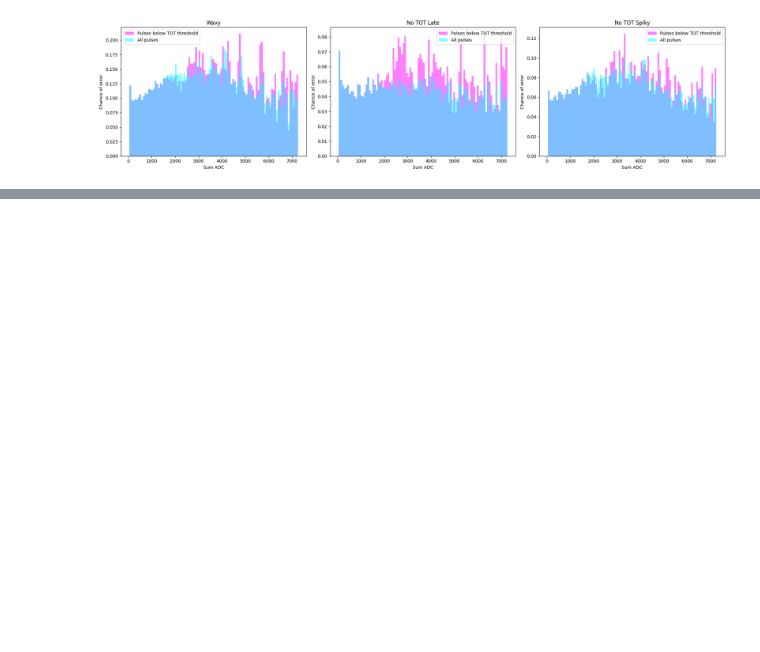
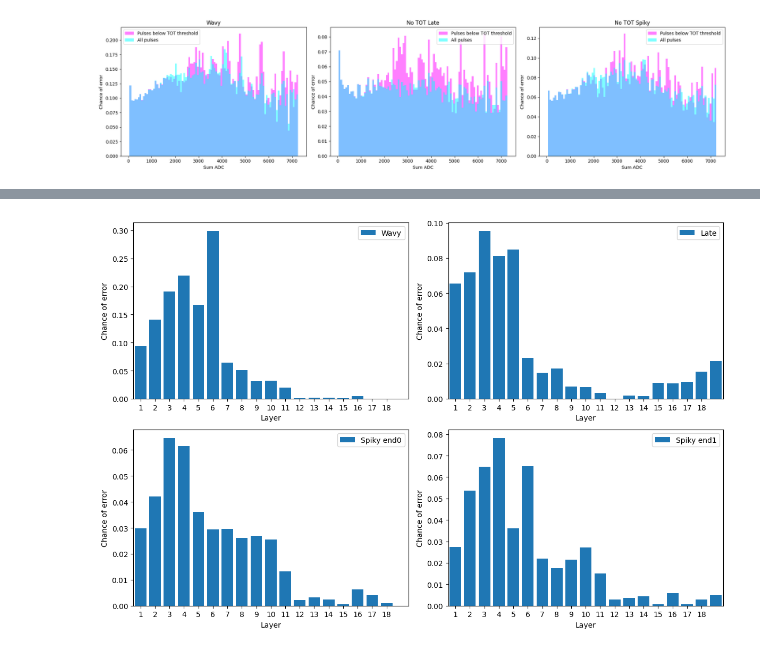
Before and after one commit to gajdangreta/hcalTestBeam, a Jupyter notebook: hcalEnv/notebooks/pulse_analysis.ipynb, the cells around one changed output, grey strips where cells are left out. Cells and saved outputs as stored; diff of their text form; code cells hidden in the pictures; blank space fills up the shorter version.

Commit message:
made layer-by error spectrum

```diff
--- a/hcalEnv/notebooks/pulse_analysis.ipynb
+++ b/hcalEnv/notebooks/pulse_analysis.ipynb
@@ -113,0 +123,45 @@ plt.show()
+# %%
+events_by_layer=big_df.groupby(["layer"]).count()[["event"]]
+
+wave_chance=big_df[big_df["problem_type"]=="WAVE"].groupby(["layer"]).count()[["event"]]/events_by_layer
+late_chance=big_df[big_df["problem_type"]=="LATE"].groupby(["layer"]).count()[["event"]]/events_by_layer
+spike0_chance=big_df[big_df["problem_type"]=="SPIKE_0"].groupby(["layer"]).count()[["event"]]/events_by_layer
+spike1_chance=big_df[big_df["problem_type"]=="SPIKE_1"].groupby(["layer"]).count()[["event"]]/events_by_layer
+# %%
+plt.rcParams["figure.figsize"]=(12,8)
+plt.subplot(2,2,1)
+plt.bar(wave_chance.index,wave_chance["event"], label="Wavy")
+plt.xlim(0.5,19.5)
+plt.xticks(np.arange(1,19))
+plt.xlabel("Layer")
+plt.ylabel("Chance of error")
+plt.legend(loc="upper right")
+
+plt.subplot(2,2,2)
+plt.bar(late_chance.index,late_chance["event"], label="Late")
+plt.xlim(0.5,19.5)
+plt.xticks(np.arange(1,19))
+plt.xlabel("Layer")
+plt.ylabel("Chance of error")
+plt.legend(loc="upper right")
+
+plt.subplot(2,2,3)
+plt.bar(spike0_chance.index,spike0_chance["event"], label="Spiky end0")
+plt.xlim(0.5,19.5)
+plt.xticks(np.arange(1,19))
+plt.xlabel("Layer")
+plt.ylabel("Chance of error")
+plt.legend(loc="upper right")
+
+plt.subplot(2,2,4)
+plt.bar(spike1_chance.index,spike1_chance["event"], label="Spiky end1")
+plt.xlim(0.5,19.5)
+plt.xticks(np.arange(1,19))
+plt.xlabel("Layer")
+plt.ylabel("Chance of error")
+plt.legend(loc="upper right")
+
+plt.tight_layout()
+plt.show()
+# %% [output]
+[figure, added]
```
Also changed, not shown: parts of 3 cells of this notebook.
